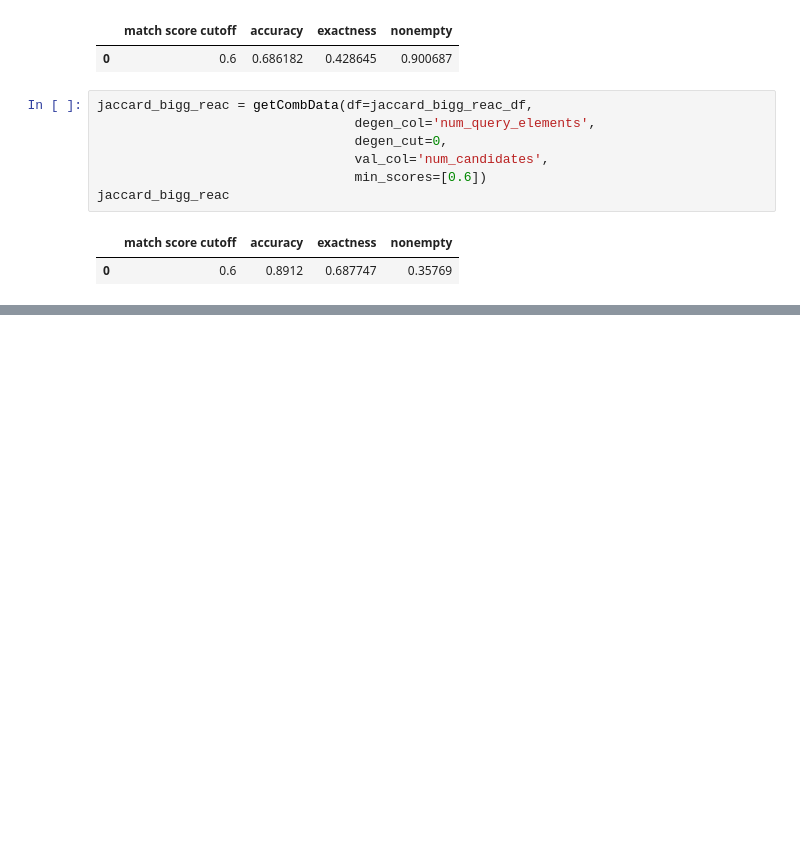
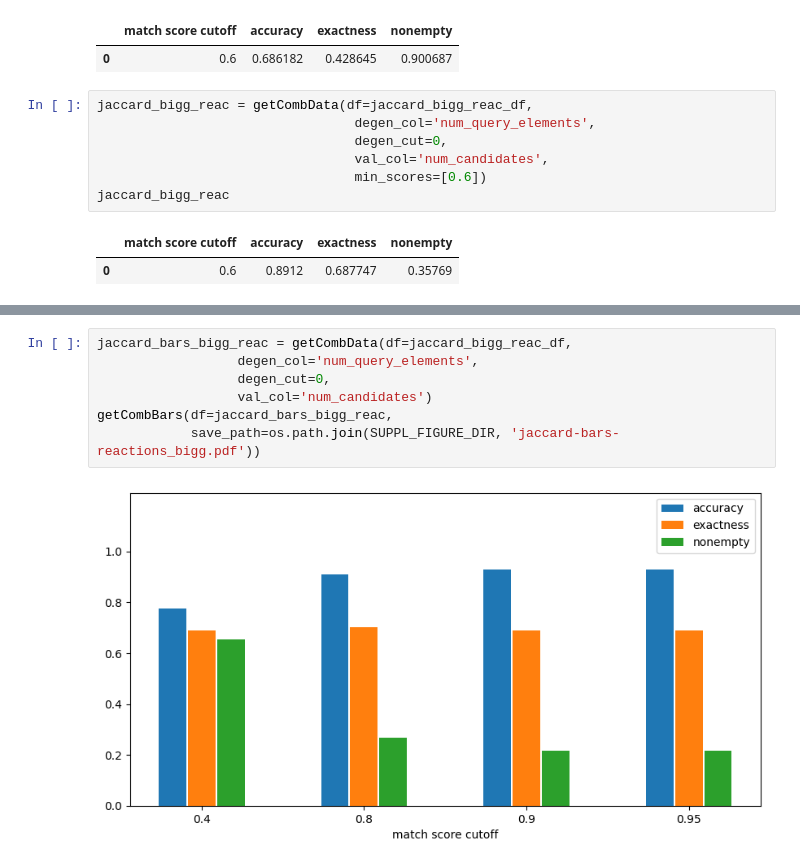
Before and after one commit to sys-bio/AMAS, a Jupyter notebook: notebooks/REF_accuracy_precision_plots.ipynb, the cells around one changed output, grey strips where cells are left out. Saved outputs shown, nothing was run; the diff lists cells and outputs as text; blank space fills up the shorter version.

```diff
--- a/notebooks/REF_accuracy_precision_plots.ipynb
+++ b/notebooks/REF_accuracy_precision_plots.ipynb
@@ -1226,0 +1260,9 @@ jaccard_bigg_reac
+# %%
+jaccard_bars_bigg_reac = getCombData(df=jaccard_bigg_reac_df,
+                  degen_col='num_query_elements',
+                  degen_cut=0,
+                  val_col='num_candidates')
+getCombBars(df=jaccard_bars_bigg_reac,
+            save_path=os.path.join(SUPPL_FIGURE_DIR, 'jaccard-bars-reactions_bigg.pdf'))
+# %% [output]
+[figure, added]
```
Also changed, not shown: parts of 15 cells of this notebook, 8 other files.
